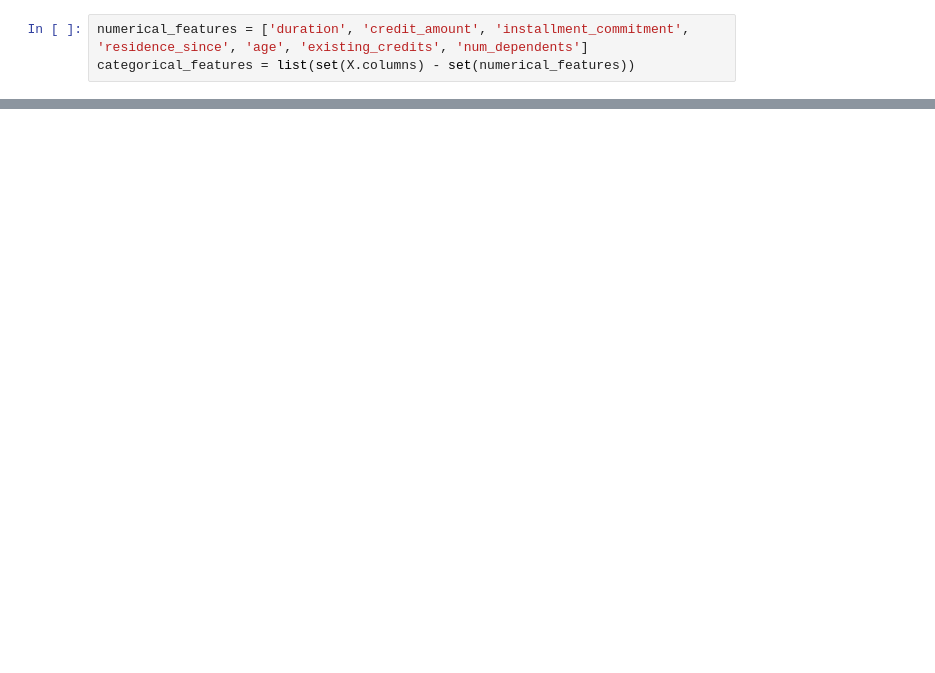
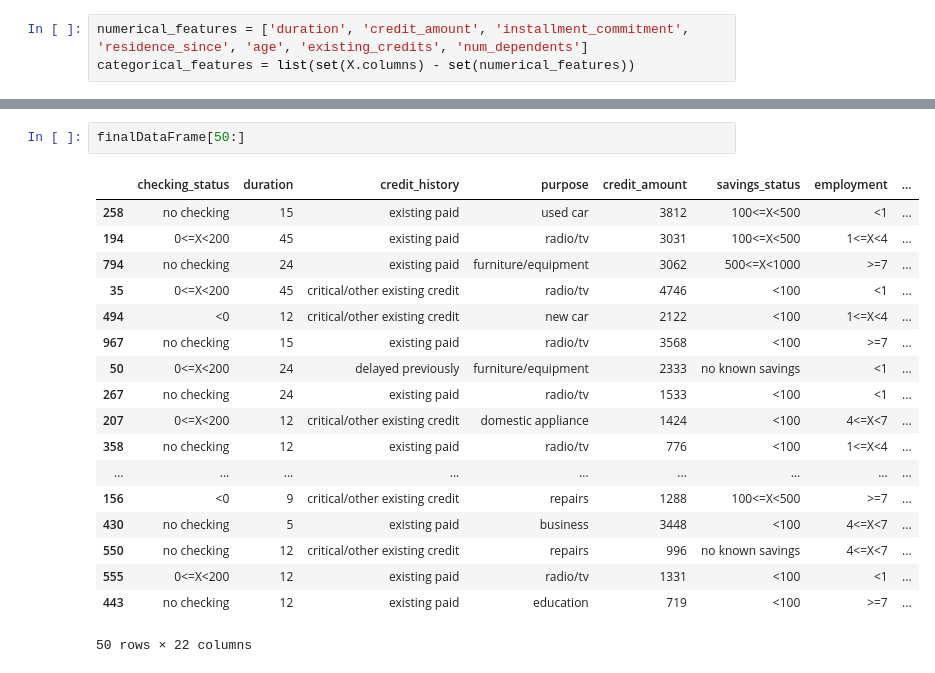
Before and after one commit to Kambood/codealpha_tasks, a Jupyter notebook: Task_2/main.ipynb, the cells around one changed output, grey strips where cells are left out. Saved outputs shown, nothing was run; the diff lists cells and outputs as text; blank space fills up the shorter version.

```diff
--- a/Task_2/main.ipynb
+++ b/Task_2/main.ipynb
@@ -165,0 +241,21 @@ Cross validation MSE: 0.08108212213917891
+# %%
+finalDataFrame[50:]
+# %% [output]
+|  | checking_status | duration | credit_history | purpose | credit_amount | savings_status | employment | ... |
+| 258 | no checking | 15 | existing paid | used car | 3812 | 100<=X<500 | <1 | ... |
+| 194 | 0<=X<200 | 45 | existing paid | radio/tv | 3031 | 100<=X<500 | 1<=X<4 | ... |
+| 794 | no checking | 24 | existing paid | furniture/equipment | 3062 | 500<=X<1000 | >=7 | ... |
+| 35 | 0<=X<200 | 45 | critical/other existing credit | radio/tv | 4746 | <100 | <1 | ... |
+| 494 | <0 | 12 | critical/other existing credit | new car | 2122 | <100 | 1<=X<4 | ... |
+| 967 | no checking | 15 | existing paid | radio/tv | 3568 | <100 | >=7 | ... |
+| 50 | 0<=X<200 | 24 | delayed previously | furniture/equipment | 2333 | no known savings | <1 | ... |
+| 267 | no checking | 24 | existing paid | radio/tv | 1533 | <100 | <1 | ... |
+| 207 | 0<=X<200 | 12 | critical/other existing credit | domestic appliance | 1424 | <100 | 4<=X<7 | ... |
+| 358 | no checking | 12 | existing paid | radio/tv | 776 | <100 | 1<=X<4 | ... |
+| ... | ... | ... | ... | ... | ... | ... | ... | ... |
+| 156 | <0 | 9 | critical/other existing credit | repairs | 1288 | 100<=X<500 | >=7 | ... |
+| 430 | no checking | 5 | existing paid | business | 3448 | <100 | 4<=X<7 | ... |
+| 550 | no checking | 12 | critical/other existing credit | repairs | 996 | no known savings | 4<=X<7 | ... |
+| 555 | 0<=X<200 | 12 | existing paid | radio/tv | 1331 | <100 | <1 | ... |
+| 443 | no checking | 12 | existing paid | education | 719 | <100 | >=7 | ... |
+50 rows × 22 columns
```
Also changed, not shown: parts of 16 cells of this notebook, 1 other file.
